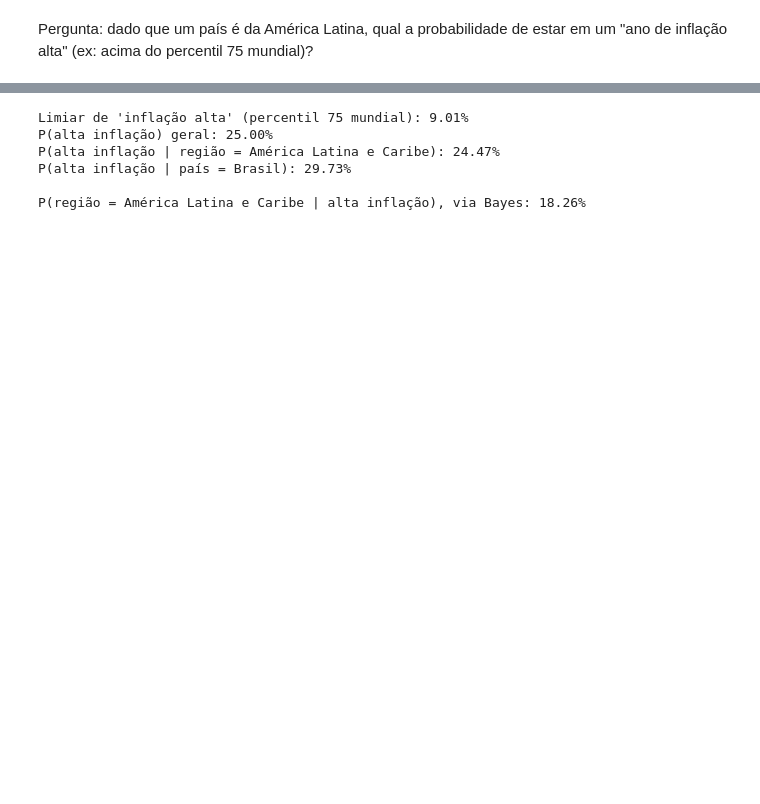
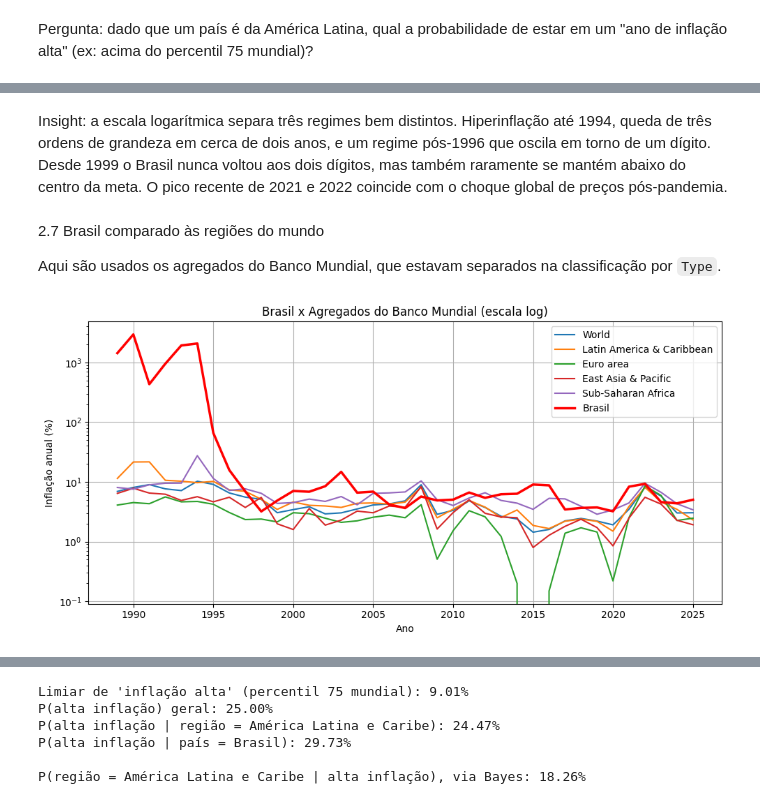
Before and after one commit to LeoPHP1/TP2_Data_science, a Jupyter notebook: TP2_inflacao.ipynb, the cells around one changed output, grey strips where cells are left out. Saved outputs shown, nothing was run; the diff lists cells and outputs as text; code cells hidden in the pictures; blank space fills up the shorter version.

```diff
--- a/TP2_inflacao.ipynb
+++ b/TP2_inflacao.ipynb
@@ -391,0 +388,41 @@ Pergunta: dado que um país é da América Latina, qual a probabilidade de estar
+# %% [markdown]
+Insight: a escala logarítmica separa três regimes bem distintos. Hiperinflação até 1994,
+queda de três ordens de grandeza em cerca de dois anos, e um regime pós-1996 que oscila em
+torno de um dígito. Desde 1999 o Brasil nunca voltou aos dois dígitos, mas também raramente se
+mantém abaixo do centro da meta. O pico recente de 2021 e 2022 coincide com o choque global de
+preços pós-pandemia.
+# %% [markdown]
+2.7 Brasil comparado às regiões do mundo
+
+Aqui são usados os agregados do Banco Mundial, que estavam separados na classificação por
+`Type`.
+# %%
+regions = ["World", "Latin America & Caribbean", "Euro area",
+           "East Asia & Pacific", "Sub-Saharan Africa"]
+
+aggregates_long = aggregates_df[["Country Name"] + valid_years].melt(
+    id_vars=["Country Name"],
+    value_vars=valid_years,
+    var_name="Year",
+    value_name="Inflation Rate"
+)
+aggregates_long["Year"] = aggregates_long["Year"].astype(int)
+aggregates_long = aggregates_long.dropna(subset=["Inflation Rate"])
+
+plt.figure(figsize=(10, 5))
+
+for region in regions:
+    df_plot = aggregates_long[aggregates_long["Country Name"] == region].sort_values("Year")
+    plt.plot(df_plot["Year"], df_plot["Inflation Rate"], label=region)
+
+plt.plot(brazil["Year"], brazil["Inflation Rate"], label="Brasil", linewidth=2.5, color="red")
+plt.yscale("log")
+plt.title("Brasil x Agregados do Banco Mundial (escala log)")
+plt.xlabel("Ano")
+plt.ylabel("Inflação anual (%)")
+plt.legend()
+plt.grid(True)
+plt.tight_layout()
+plt.show()
+# %% [output]
+[figure, added]
```
Also changed, not shown: parts of 28 cells of this notebook.
